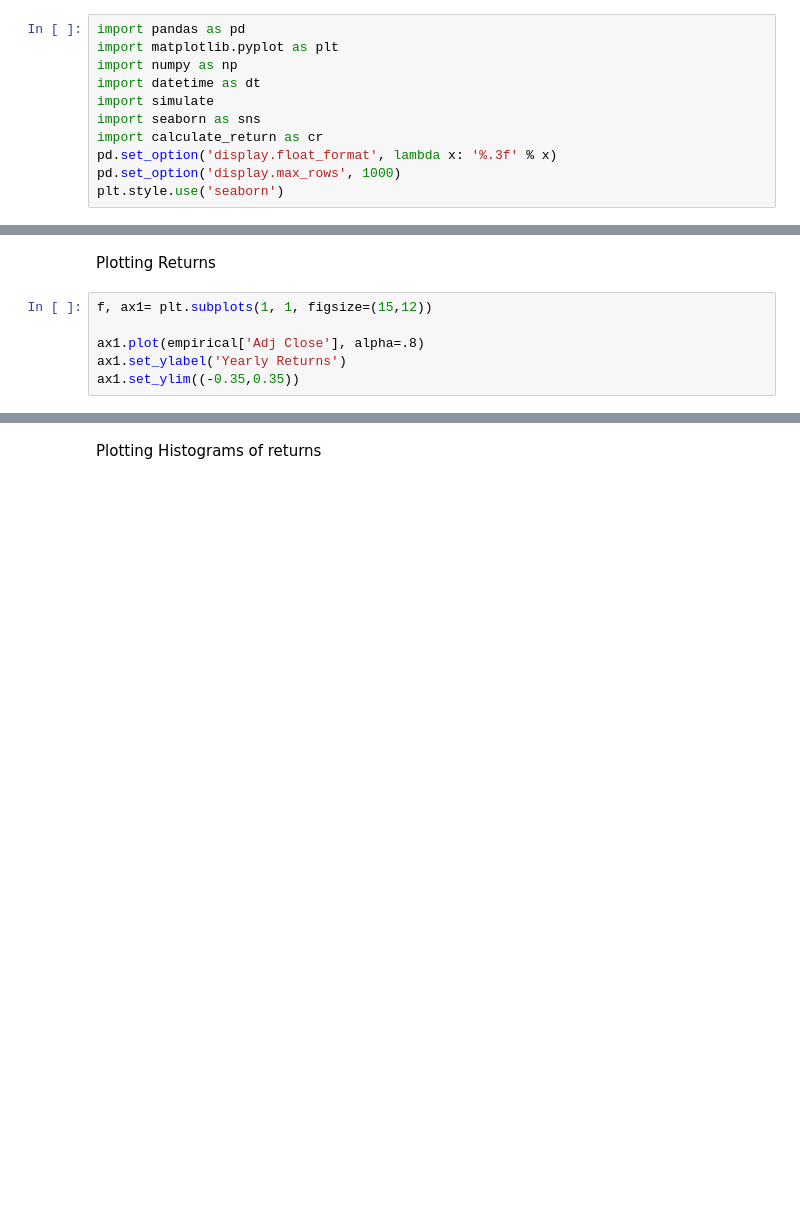
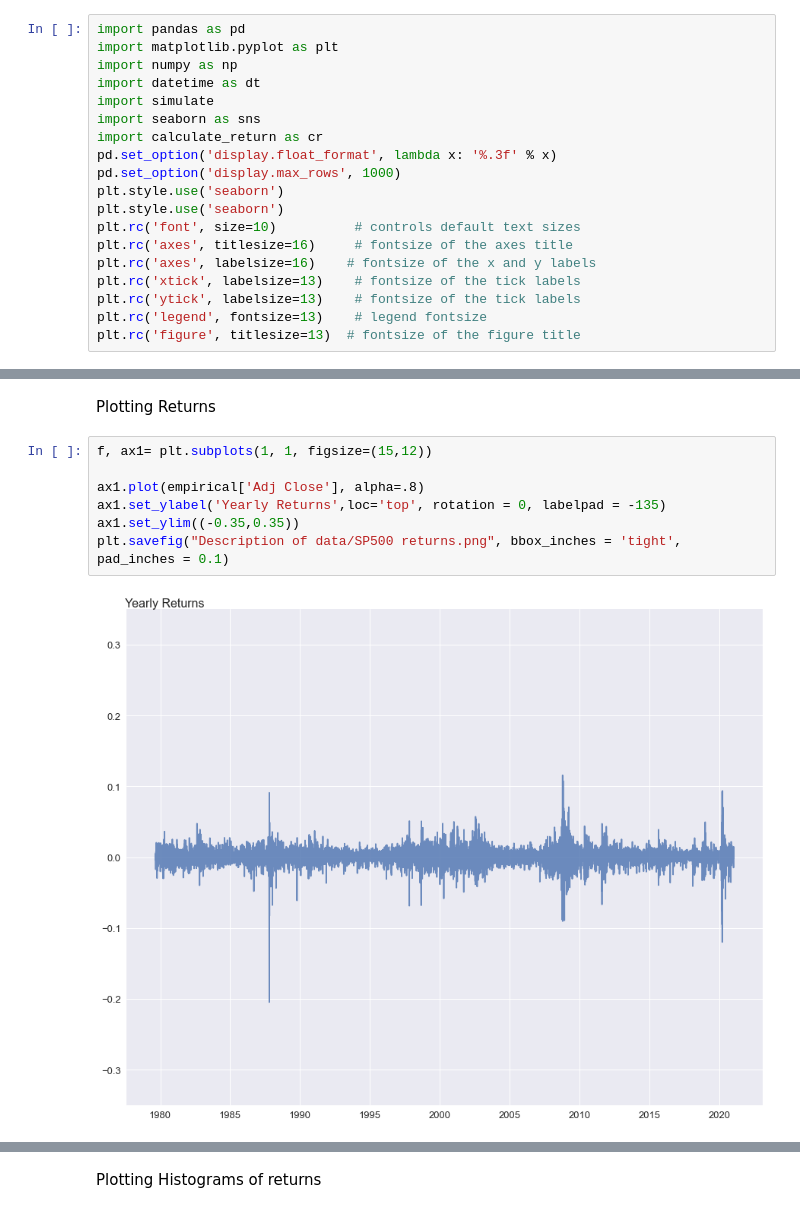
Before and after one commit to neriksen/applied_finance, a Jupyter notebook: Description of data.ipynb, the cells around one changed output, grey strips where cells are left out. Drawn from its saved outputs; the diff is of its cells as text; blank space fills up the shorter version.

Commit message:
opdateret description of data med seaborn og formatering

```diff
--- a/Description of data.ipynb
+++ b/Description of data.ipynb
@@ -9,6 +9,14 @@ import calculate_return as cr
 pd.set_option('display.float_format', lambda x: '%.3f' % x)
 pd.set_option('display.max_rows', 1000)
 plt.style.use('seaborn')
+plt.style.use('seaborn')
+plt.rc('font', size=10)          # controls default text sizes
+plt.rc('axes', titlesize=16)     # fontsize of the axes title
+plt.rc('axes', labelsize=16)    # fontsize of the x and y labels
+plt.rc('xtick', labelsize=13)    # fontsize of the tick labels
+plt.rc('ytick', labelsize=13)    # fontsize of the tick labels
+plt.rc('legend', fontsize=13)    # legend fontsize
+plt.rc('figure', titlesize=13)  # fontsize of the figure title
 # %%
 spx = pd.read_csv('^GSPC.csv', index_col=0,parse_dates=True)
 # %% [markdown]
@@ -30,7 +38,10 @@ Plotting Returns
 # %%
 f, ax1= plt.subplots(1, 1, figsize=(15,12))
 
 ax1.plot(empirical['Adj Close'], alpha=.8)
-ax1.set_ylabel('Yearly Returns')
+ax1.set_ylabel('Yearly Returns',loc='top', rotation = 0, labelpad = -135)
 ax1.set_ylim((-0.35,0.35))
+plt.savefig("Description of data/SP500 returns.png", bbox_inches = 'tight', pad_inches = 0.1)
+# %% [output]
+[figure, added]
 # %%
```
Also changed, not shown: parts of 2 cells of this notebook, 9 other files.
